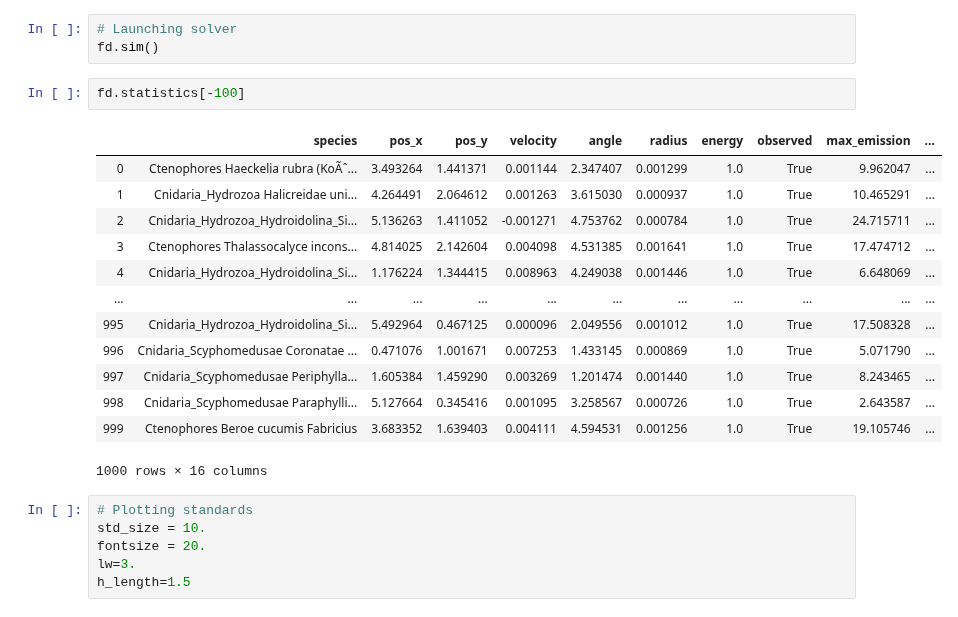
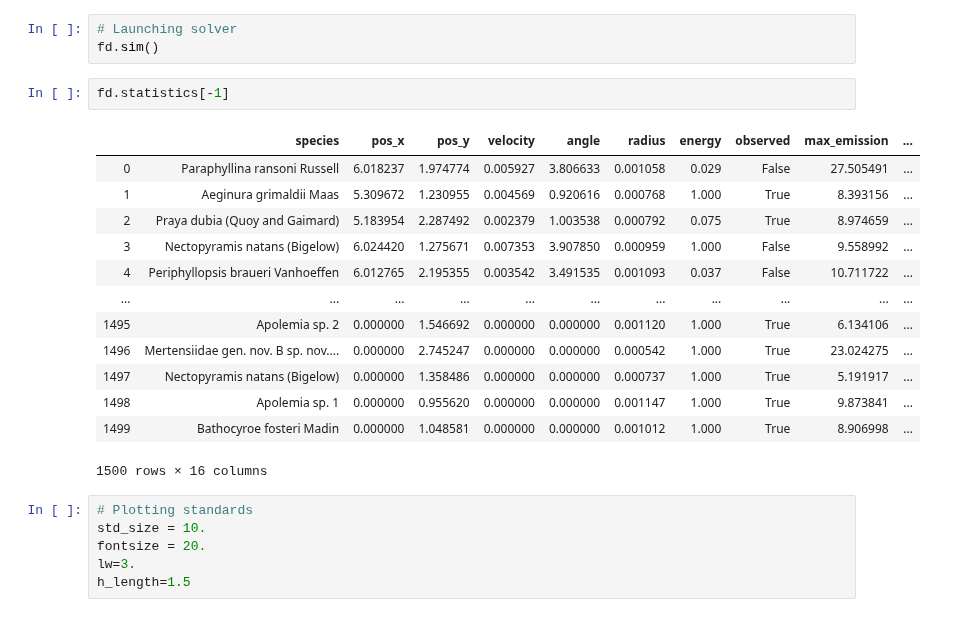
Before and after one commit to MeighenBergerS/fourth_day, a Jupyter notebook: examples/example.ipynb, the cells around one changed output. Drawn from its saved outputs; the diff is of its cells as text.

```diff
--- a/examples/example.ipynb
+++ b/examples/example.ipynb
@@ -37,21 +37,21 @@ fd = Fourth_Day()
 # Launching solver
 fd.sim()
 # %%
-fd.statistics[-100]
+fd.statistics[-1]
 # %% [output]
 |  | species | pos_x | pos_y | velocity | angle | radius | energy | observed | max_emission | ... |
-| 0 | Ctenophores Haeckelia rubra (KoÃˆ... | 3.493264 | 1.441371 | 0.001144 | 2.347407 | 0.001299 | 1.0 | True | 9.962047 | ... |
-| 1 | Cnidaria_Hydrozoa Halicreidae uni... | 4.264491 | 2.064612 | 0.001263 | 3.615030 | 0.000937 | 1.0 | True | 10.465291 | ... |
-| 2 | Cnidaria_Hydrozoa_Hydroidolina_Si... | 5.136263 | 1.411052 | -0.001271 | 4.753762 | 0.000784 | 1.0 | True | 24.715711 | ... |
-| 3 | Ctenophores Thalassocalyce incons... | 4.814025 | 2.142604 | 0.004098 | 4.531385 | 0.001641 | 1.0 | True | 17.474712 | ... |
-| 4 | Cnidaria_Hydrozoa_Hydroidolina_Si... | 1.176224 | 1.344415 | 0.008963 | 4.249038 | 0.001446 | 1.0 | True | 6.648069 | ... |
+| 0 | Paraphyllina ransoni Russell | 6.018237 | 1.974774 | 0.005927 | 3.806633 | 0.001058 | 0.029 | False | 27.505491 | ... |
+| 1 | Aeginura grimaldii Maas | 5.309672 | 1.230955 | 0.004569 | 0.920616 | 0.000768 | 1.000 | True | 8.393156 | ... |
+| 2 | Praya dubia (Quoy and Gaimard) | 5.183954 | 2.287492 | 0.002379 | 1.003538 | 0.000792 | 0.075 | True | 8.974659 | ... |
+| 3 | Nectopyramis natans (Bigelow) | 6.024420 | 1.275671 | 0.007353 | 3.907850 | 0.000959 | 1.000 | False | 9.558992 | ... |
+| 4 | Periphyllopsis braueri Vanhoeffen | 6.012765 | 2.195355 | 0.003542 | 3.491535 | 0.001093 | 0.037 | False | 10.711722 | ... |
 | ... | ... | ... | ... | ... | ... | ... | ... | ... | ... | ... |
-| 995 | Cnidaria_Hydrozoa_Hydroidolina_Si... | 5.492964 | 0.467125 | 0.000096 | 2.049556 | 0.001012 | 1.0 | True | 17.508328 | ... |
-| 996 | Cnidaria_Scyphomedusae Coronatae ... | 0.471076 | 1.001671 | 0.007253 | 1.433145 | 0.000869 | 1.0 | True | 5.071790 | ... |
-| 997 | Cnidaria_Scyphomedusae Periphylla... | 1.605384 | 1.459290 | 0.003269 | 1.201474 | 0.001440 | 1.0 | True | 8.243465 | ... |
-| 998 | Cnidaria_Scyphomedusae Paraphylli... | 5.127664 | 0.345416 | 0.001095 | 3.258567 | 0.000726 | 1.0 | True | 2.643587 | ... |
-| 999 | Ctenophores Beroe cucumis Fabricius | 3.683352 | 1.639403 | 0.004111 | 4.594531 | 0.001256 | 1.0 | True | 19.105746 | ... |
+| 1495 | Apolemia sp. 2 | 0.000000 | 1.546692 | 0.000000 | 0.000000 | 0.001120 | 1.000 | True | 6.134106 | ... |
+| 1496 | Mertensiidae gen. nov. B sp. nov.... | 0.000000 | 2.745247 | 0.000000 | 0.000000 | 0.000542 | 1.000 | True | 23.024275 | ... |
+| 1497 | Nectopyramis natans (Bigelow) | 0.000000 | 1.358486 | 0.000000 | 0.000000 | 0.000737 | 1.000 | True | 5.191917 | ... |
+| 1498 | Apolemia sp. 1 | 0.000000 | 0.955620 | 0.000000 | 0.000000 | 0.001147 | 1.000 | True | 9.873841 | ... |
+| 1499 | Bathocyroe fosteri Madin | 0.000000 | 1.048581 | 0.000000 | 0.000000 | 0.001012 | 1.000 | True | 8.906998 | ... |
-1000 rows × 16 columns
+1500 rows × 16 columns
 # %%
 # Plotting standards
 std_size = 10.
```
Also changed, not shown: parts of 1 cell of this notebook, 5 other files.
